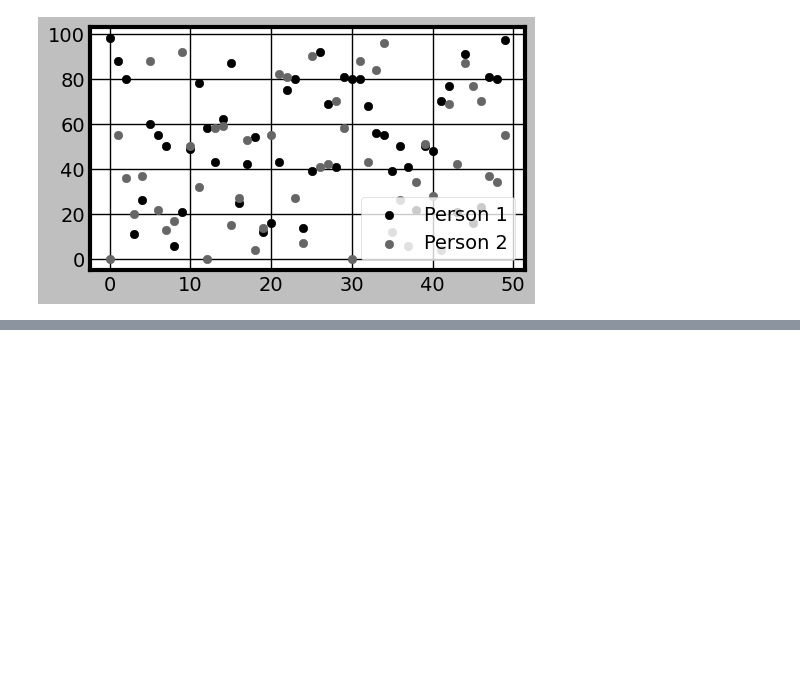
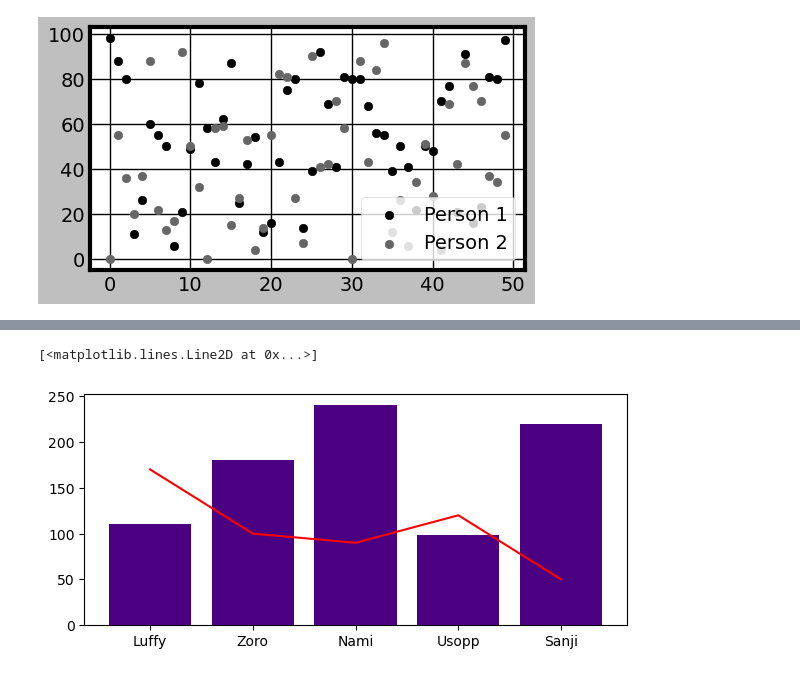
Before and after one commit to madeleineyu/visualization, a Jupyter notebook: lecture_notes.ipynb, the cells around one changed output, grey strips where cells are left out. Saved outputs shown, nothing was run; the diff lists cells and outputs as text; code cells hidden in the pictures; blank space fills up the shorter version.

```diff
--- a/lecture_notes.ipynb
+++ b/lecture_notes.ipynb
@@ -350,0 +391,14 @@ ax.legend(loc = 'lower right')
+# %%
+# multiple visualizations on one axes
+
+x = np.array(['Luffy', 'Zoro', 'Nami', 'Usopp', 'Sanji'])
+y1 = np.array([110, 180, 240, 99, 220])
+y2 = np.array([170, 100, 90, 120, 50])
+
+fig, ax = plt.subplots(figsize = (7,3))
+
+ax.bar(x, y1, color = 'indigo')
+ax.plot(x, y2, color ='red')
+# %% [output]
+[<matplotlib.lines.Line2D at 0x...>]
+[figure, added]
```
Also changed, not shown: parts of 7 cells of this notebook.
